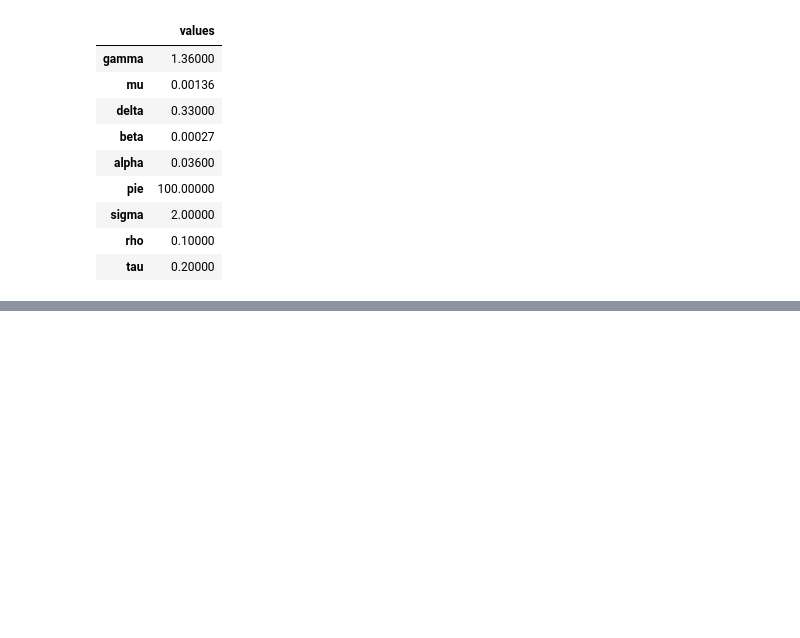
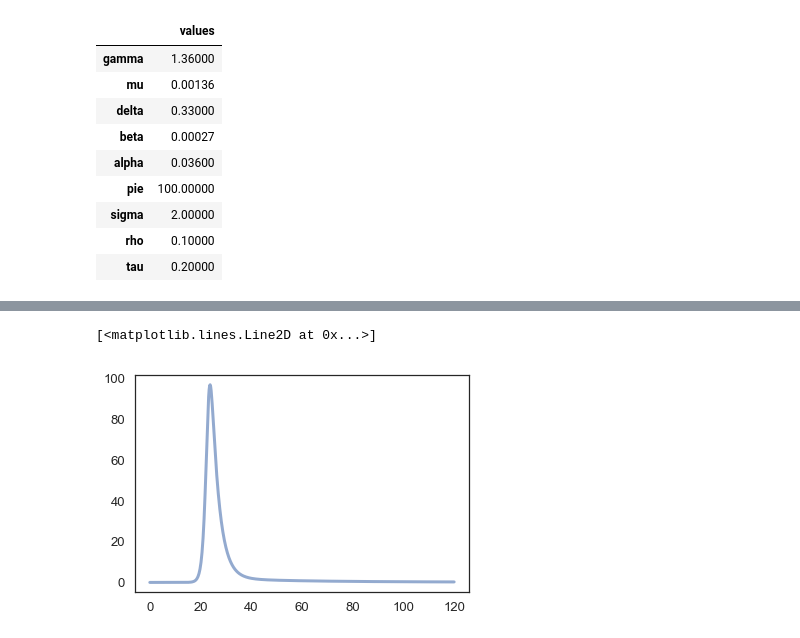
Before and after one commit to aditya-sudhakar/ModSimPy, a Jupyter notebook: code/HIV Model.ipynb, the cells around one changed output, grey strips where cells are left out. Drawn from its saved outputs; the diff is of its cells as text; code cells hidden in the pictures; blank space fills up the shorter version.

```diff
--- a/code/HIV Model.ipynb
+++ b/code/HIV Model.ipynb
@@ -119,0 +123,5 @@ plot_results(results.R, results.L, results.E, results.V)
+# %%
+plot(results.E)
+# %% [output]
+[<matplotlib.lines.Line2D at 0x...>]
+[figure, added]
```
Also changed, not shown: parts of 9 cells of this notebook.
